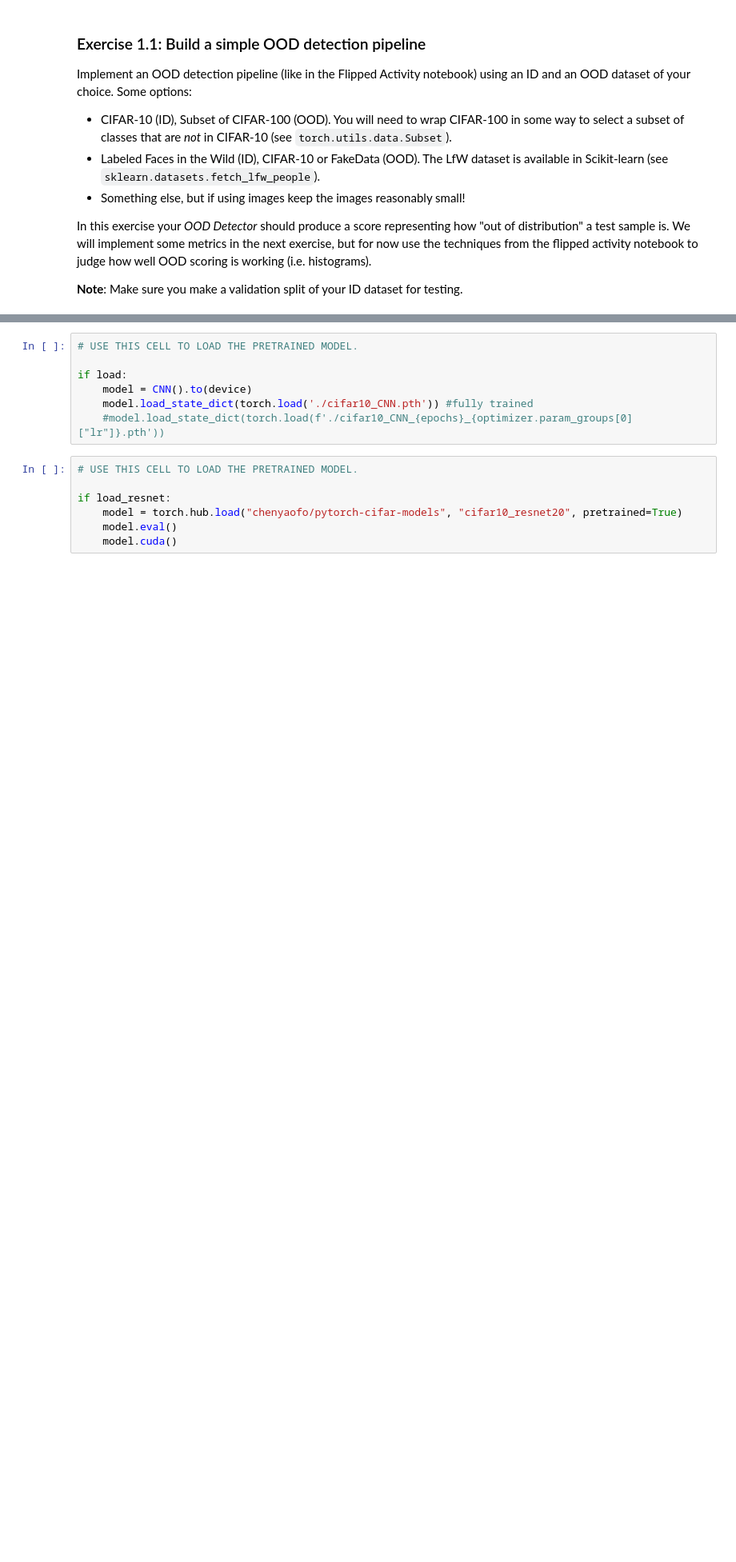
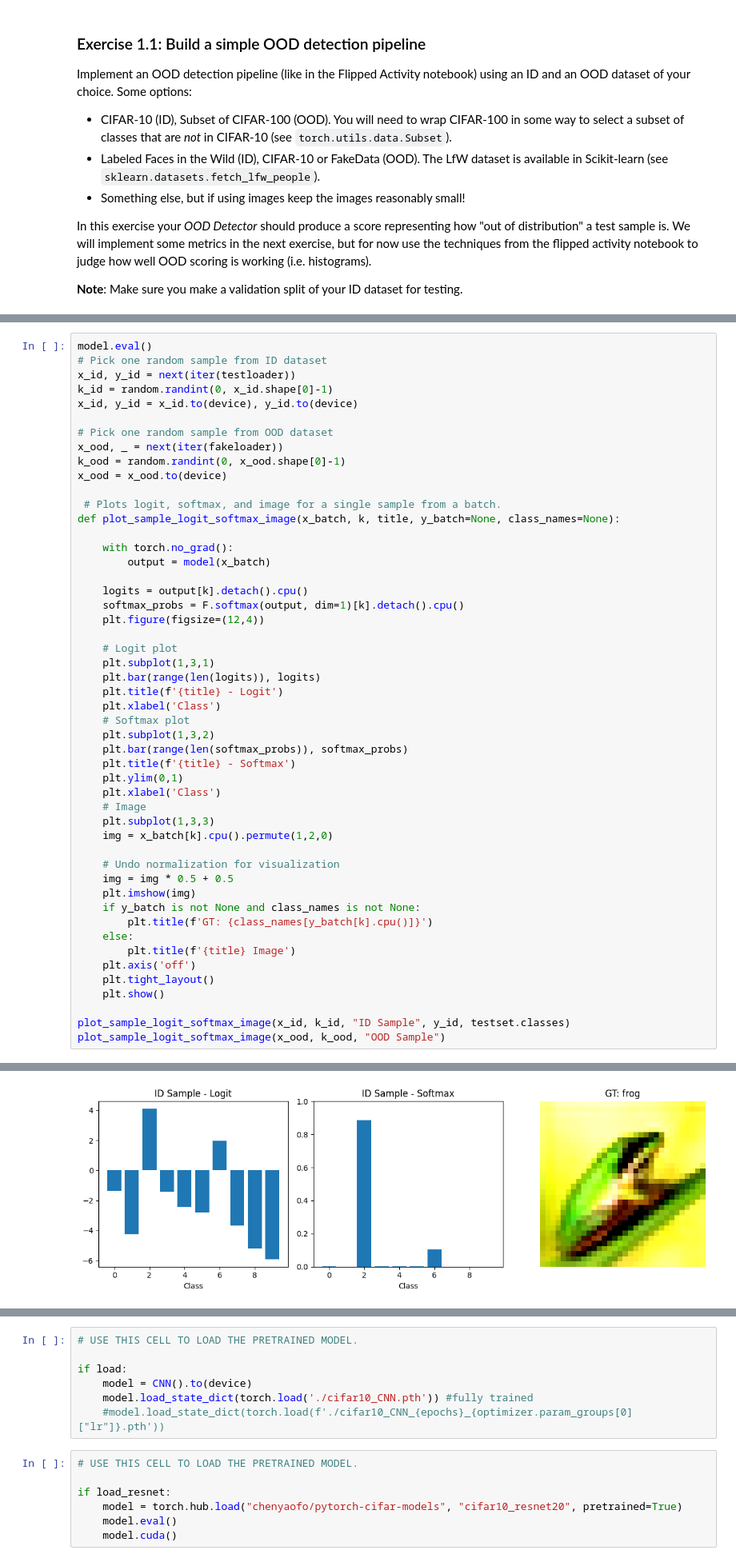
Before and after one commit to emile-kophi/AML_Labs, a Jupyter notebook: Exercise_4/Lab4_Adversarial_learning.ipynb, the cells around one changed output, grey strips where cells are left out. Shown: that part at 80% size. Cells and saved outputs as stored; diff of their text form; blank space fills up the shorter version.

```diff
--- a/Exercise_4/Lab4_Adversarial_learning.ipynb
+++ b/Exercise_4/Lab4_Adversarial_learning.ipynb
@@ -172,0 +218,51 @@ device
+# %%
+model.eval()
+# Pick one random sample from ID dataset
+x_id, y_id = next(iter(testloader))
+k_id = random.randint(0, x_id.shape[0]-1)
+x_id, y_id = x_id.to(device), y_id.to(device)
+
+# Pick one random sample from OOD dataset
+x_ood, _ = next(iter(fakeloader))
+k_ood = random.randint(0, x_ood.shape[0]-1)
+x_ood = x_ood.to(device)
+
+ # Plots logit, softmax, and image for a single sample from a batch.
+def plot_sample_logit_softmax_image(x_batch, k, title, y_batch=None, class_names=None):
+
+    with torch.no_grad():
+        output = model(x_batch)
+
+    logits = output[k].detach().cpu()
+    softmax_probs = F.softmax(output, dim=1)[k].detach().cpu()
+    plt.figure(figsize=(12,4))
+
+    # Logit plot
+    plt.subplot(1,3,1)
+    plt.bar(range(len(logits)), logits)
+    plt.title(f'{title} - Logit')
+    plt.xlabel('Class')
+    # Softmax plot
+    plt.subplot(1,3,2)
+    plt.bar(range(len(softmax_probs)), softmax_probs)
+    plt.title(f'{title} - Softmax')
+    plt.ylim(0,1)
+    plt.xlabel('Class')
+    # Image
+    plt.subplot(1,3,3)
+    img = x_batch[k].cpu().permute(1,2,0)
+
+    # Undo normalization for visualization
+    img = img * 0.5 + 0.5
+    plt.imshow(img)
+    if y_batch is not None and class_names is not None:
+        plt.title(f'GT: {class_names[y_batch[k].cpu()]}')
+    else:
+        plt.title(f'{title} Image')
+    plt.axis('off')
+    plt.tight_layout()
+    plt.show()
+
+plot_sample_logit_softmax_image(x_id, k_id, "ID Sample", y_id, testset.classes)
+plot_sample_logit_softmax_image(x_ood, k_ood, "OOD Sample")
+# %% [output]
@@ -172,0 +270 @@ device
+[figure, added]
```
Also changed, not shown: parts of 27 cells of this notebook.
